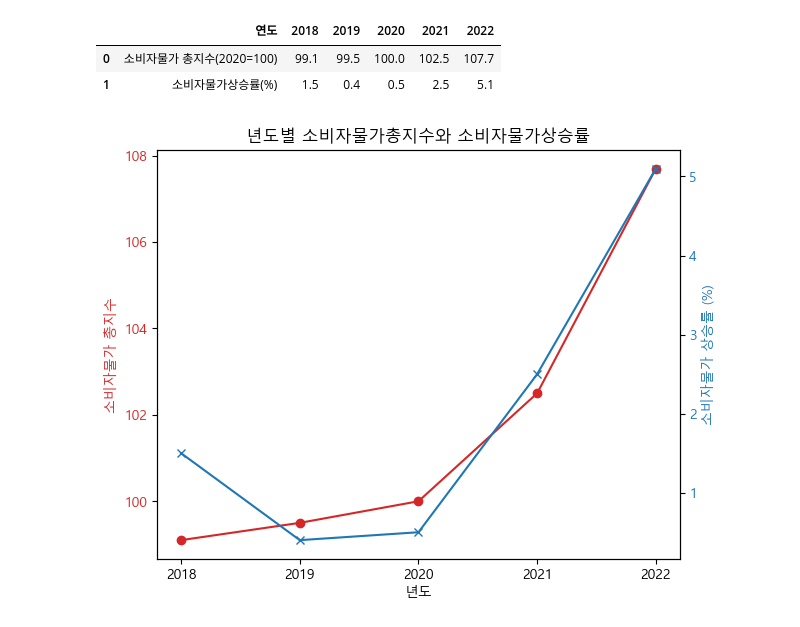
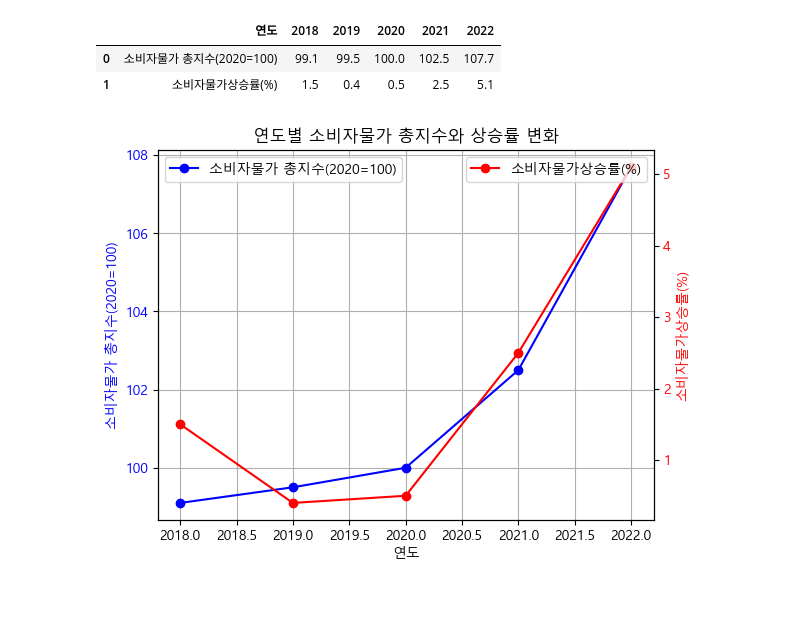
Before and after one commit to chan2-plc/data_police, a Jupyter notebook: cpi지수 (1).ipynb, the cells around one changed output. Drawn from its saved outputs; the diff is of its cells as text; code cells hidden in the pictures; blank space fills up the shorter version.

```diff
--- a/cpi지수 (1).ipynb
+++ b/cpi지수 (1).ipynb
@@ -138,28 +144,38 @@ cp1
 |  | 연도 | 2018 | 2019 | 2020 | 2021 | 2022 |
 | 0 | 소비자물가 총지수(2020=100) | 99.1 | 99.5 | 100.0 | 102.5 | 107.7 |
 | 1 | 소비자물가상승률(%) | 1.5 | 0.4 | 0.5 | 2.5 | 5.1 |
-# %%
-years = [2018, 2019, 2020, 2021, 2022]
-cpi_total_index = [99.1, 99.5, 100.0, 102.5, 107.7]
-cpi_inflation_rate = [1.5, 0.4, 0.5, 2.5, 5.1]
-
-fig, ax1 = plt.subplots()
-
-color = 'tab:red'
-ax1.set_xlabel('년도')
-ax1.set_ylabel('소비자물가 총지수', color=color)
-ax1.plot(years, cpi_total_index, color=color, marker='o')
-ax1.tick_params(axis='y', labelcolor=color)
-
-ax2 = ax1.twinx()
-plt.xticks(years)
-color = 'tab:blue'
-ax2.set_ylabel('소비자물가 상승률 (%)', color=color)
-ax2.plot(years, cpi_inflation_rate, color=color, marker='x')
-ax2.tick_params(axis='y', labelcolor=color)
-
-fig.tight_layout()
-plt.title('년도별 소비자물가총지수와 소비자물가상승률')
-plt.show()
-# %% [output]
-[figure, removed]
+# %%
+if platform.system() == 'Windows':
+    plt.rc('font', family='Malgun Gothic')
+elif platform.system() == 'Darwin': # Mac
+    plt.rc('font', family='AppleGothic')
+else: #linux
+    plt.rc('font', family='NanumGothic')
+
+years = cp1.columns[1:]
+
+cpi_values = cp1.iloc[0, 1:].astype(float)
+inflation_rate_values = cp1.iloc[1, 1:].astype(float)
+
+fig, ax1 = plt.subplots()
+
+ax1.plot(years, cpi_values, marker='o', linestyle='-', label='소비자물가 총지수(2020=100)', color='b')
+ax1.set_xlabel('연도')
+ax1.set_ylabel('소비자물가 총지수(2020=100)', color='b')
+ax1.tick_params(axis='y', labelcolor='b')
+
+ax2 = ax1.twinx()
+ax2.plot(years, inflation_rate_values, marker='o', linestyle='-', label='소비자물가상승률(%)', color='r')
+ax2.set_ylabel('소비자물가상승률(%)', color='r')
+ax2.tick_params(axis='y', labelcolor='r')
+
+plt.title('연도별 소비자물가 총지수와 상승률 변화')
+
+ax1.legend(loc='upper left')
+ax2.legend(loc='upper right')
+
+ax1.grid(True)
+
+plt.show()
+# %% [output]
+[figure, added]
```
Also changed, not shown: parts of 5 cells of this notebook, 1 other file.
